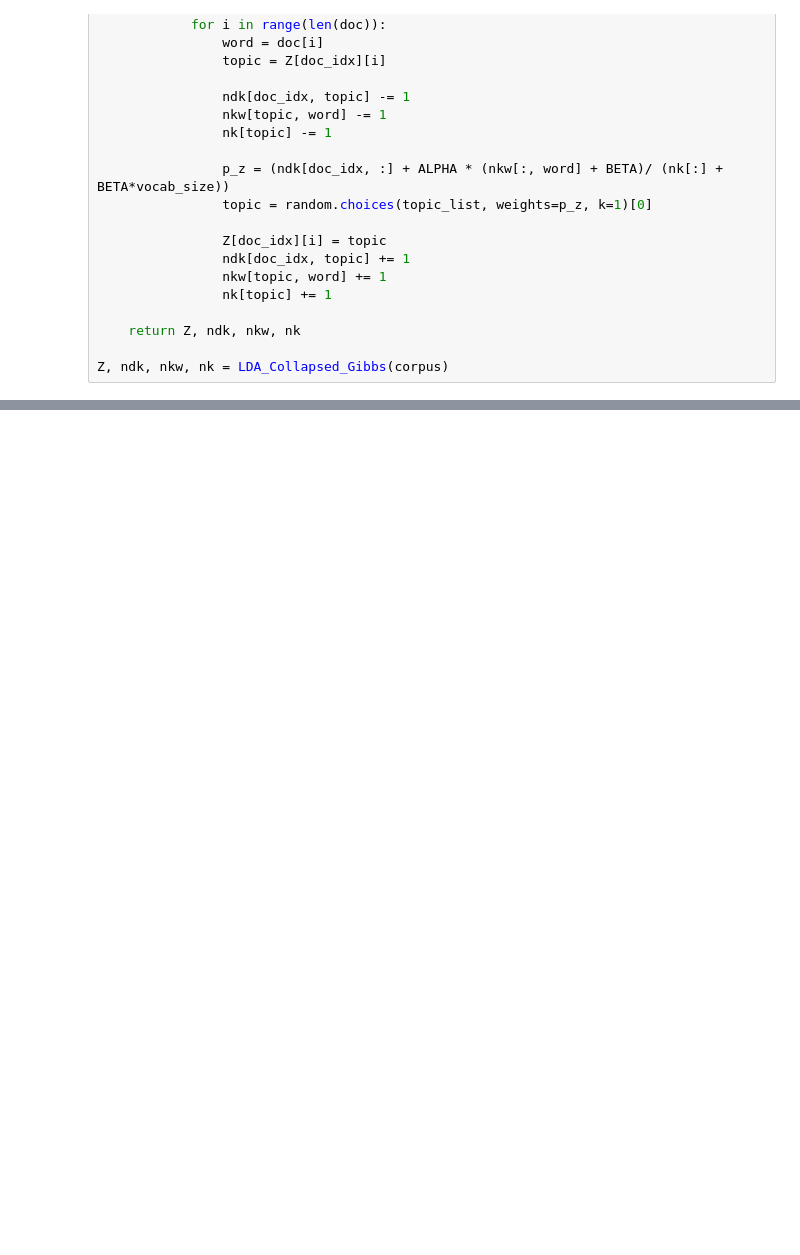
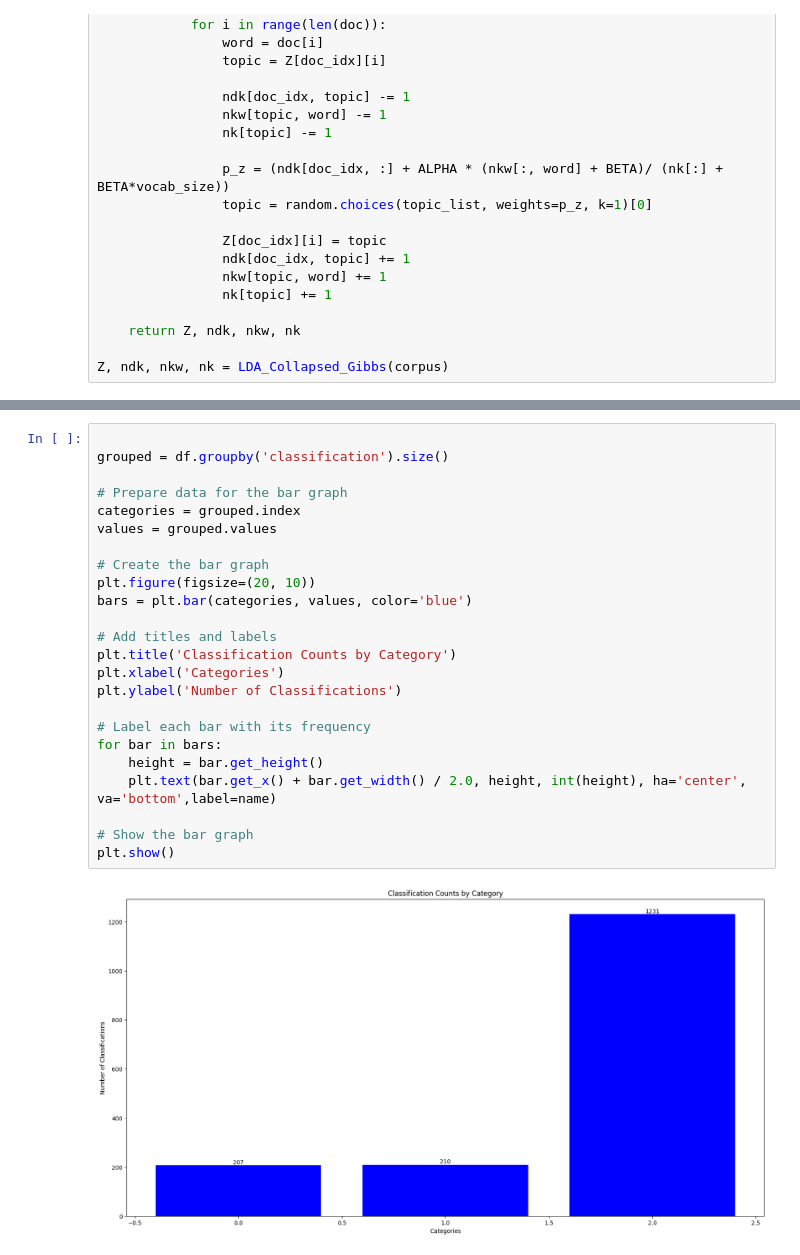
Before and after one commit to SeePeeYou/cos_783_assignment6, a Jupyter notebook: Code/assignment6.ipynb, the cells around one changed output, grey strips where cells are left out. Drawn from its saved outputs; the diff is of its cells as text; blank space fills up the shorter version.

```diff
--- a/Code/assignment6.ipynb
+++ b/Code/assignment6.ipynb
@@ -197,0 +314,26 @@ story
+# %%
+
+grouped = df.groupby('classification').size()
+
+# Prepare data for the bar graph
+categories = grouped.index
+values = grouped.values
+
+# Create the bar graph
+plt.figure(figsize=(20, 10))
+bars = plt.bar(categories, values, color='blue')
+
+# Add titles and labels
+plt.title('Classification Counts by Category')
+plt.xlabel('Categories')
+plt.ylabel('Number of Classifications')
+
+# Label each bar with its frequency
+for bar in bars:
+    height = bar.get_height()
+    plt.text(bar.get_x() + bar.get_width() / 2.0, height, int(height), ha='center', va='bottom',label=name)
+
+# Show the bar graph
+plt.show()
+# %% [output]
+[figure, added]
```
Also changed, not shown: parts of 6 cells of this notebook.
